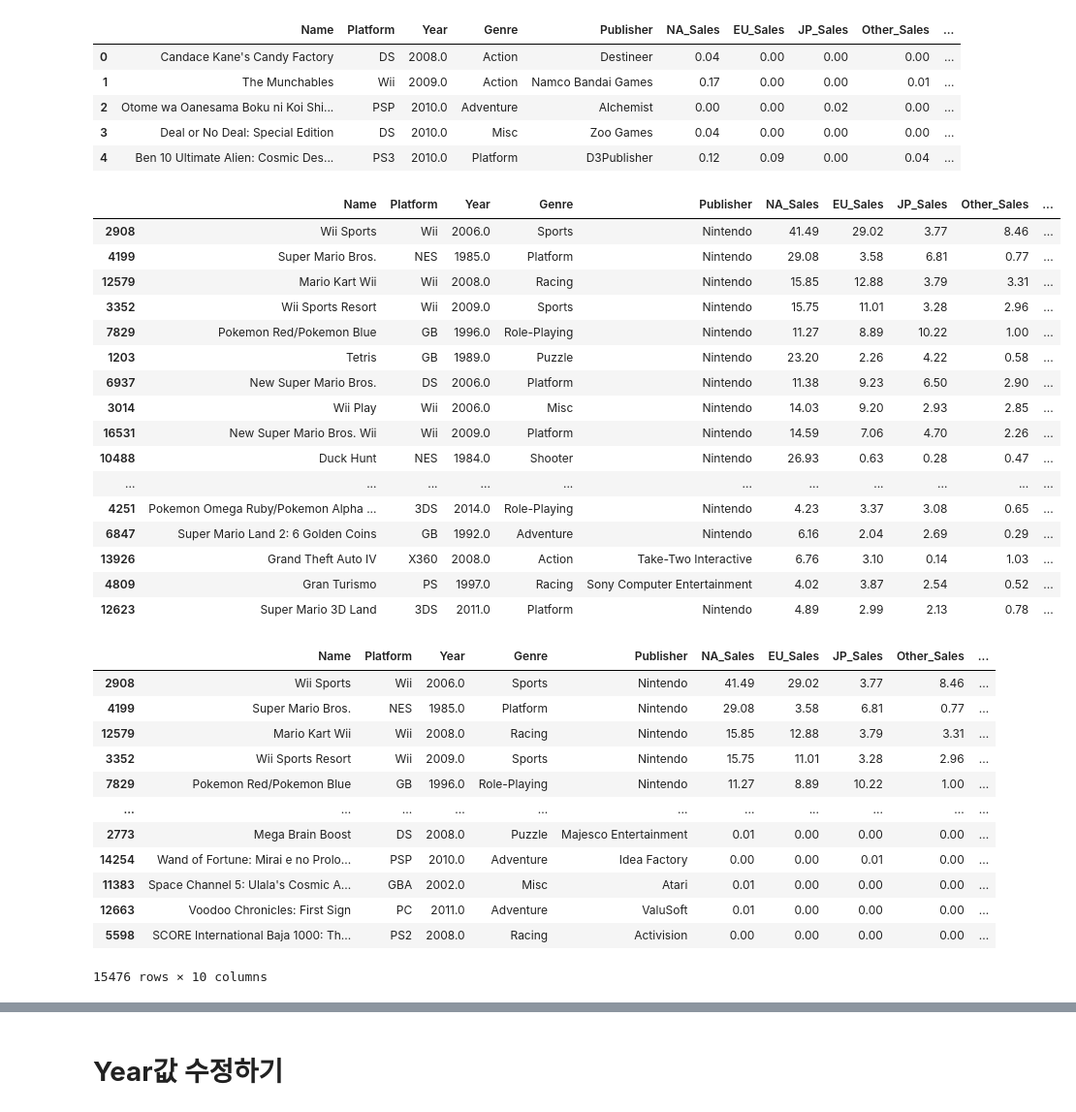
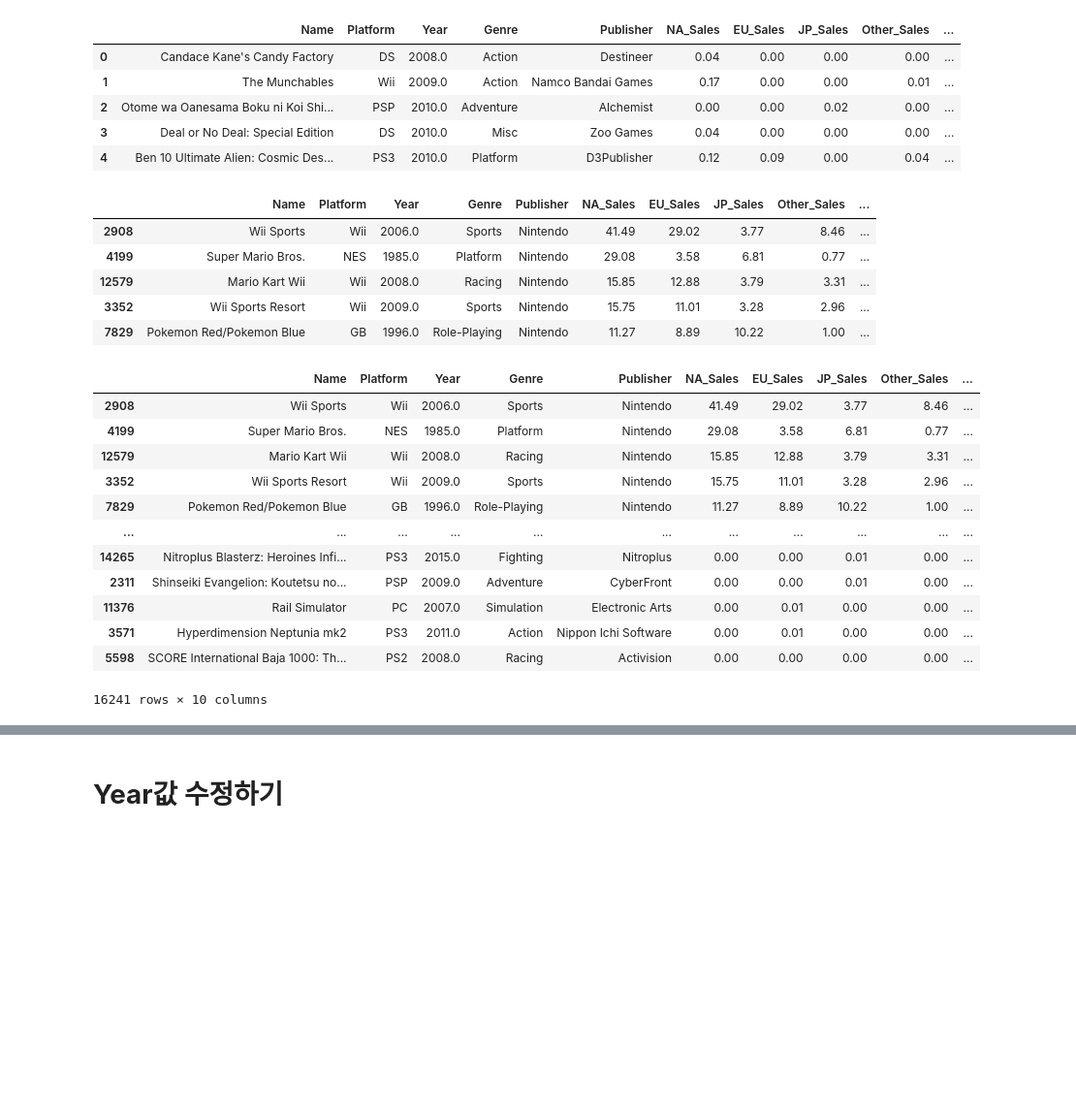
Before and after one commit to syh0397/codestates-AI-bootcamp-1, a Jupyter notebook: Untitled0.ipynb, the cells around one changed output, grey strips where cells are left out. Shown: that part at 97% size. Drawn from its saved outputs; the diff is of its cells as text; code cells hidden in the pictures; blank space fills up the shorter version.

```diff
--- a/Untitled0.ipynb
+++ b/Untitled0.ipynb
@@ -205,0 +159,4 @@ df1
+# %%
+new_subset = pd.concat([subset_NA_Sales, subset_EU_Sales, subset_JP_Sales, subset_Other_Sales], axis=1)
+new_subset.info()
+#new_subset = k와 m 이 정리된 sub data set
@@ -205,0 +175,4 @@ df1
+# %%
+df2 = df1.drop(['NA_Sales','EU_Sales', 'JP_Sales','Other_Sales'], axis = 1)
+df2
+# 기존에 있던 열 지우기
@@ -205,0 +193,3 @@ df1
+# %%
+new_df = pd.concat([df2, new_subset], axis=1)
+new_df.info()
@@ -206,8 +215,8 @@ df1
 # %%
 #열추가
 #판매량 총합 추가
-df1["overall_sales"] = (df1['NA_Sales'] + df1['EU_Sales'] + df1['JP_Sales'] + df1['Other_Sales']).round(2)
-df1.head()
+new_df["overall_sales"] = (new_df['NA_Sales'] + new_df['EU_Sales'] + new_df['JP_Sales'] + new_df['Other_Sales']).round(2)
+new_df.head()
 # %% [output]
 |  | Name | Platform | Year | Genre | Publisher | NA_Sales | EU_Sales | JP_Sales | Other_Sales | ... |
 | 0 | Candace Kane's Candy Factory | DS | 2008.0 | Action | Destineer | 0.04 | 0.00 | 0.00 | 0.00 | ... |
@@ -216,32 +225,21 @@ df1.head()
 | 3 | Deal or No Deal: Special Edition | DS | 2010.0 | Misc | Zoo Games | 0.04 | 0.00 | 0.00 | 0.00 | ... |
 | 4 | Ben 10 Ultimate Alien: Cosmic Des... | PS3 | 2010.0 | Platform | D3Publisher | 0.12 | 0.09 | 0.00 | 0.04 | ... |
 # %%
-df2 = df1.sort_values(['overall_sales'], ascending=False)
-df2.head(50)
+sort_overall_new_df1 = new_df.sort_values(['overall_sales'], ascending=False)
+sort_overall_new_df1.head()
 # %% [output]
 |  | Name | Platform | Year | Genre | Publisher | NA_Sales | EU_Sales | JP_Sales | Other_Sales | ... |
 | 2908 | Wii Sports | Wii | 2006.0 | Sports | Nintendo | 41.49 | 29.02 | 3.77 | 8.46 | ... |
 | 4199 | Super Mario Bros. | NES | 1985.0 | Platform | Nintendo | 29.08 | 3.58 | 6.81 | 0.77 | ... |
 | 12579 | Mario Kart Wii | Wii | 2008.0 | Racing | Nintendo | 15.85 | 12.88 | 3.79 | 3.31 | ... |
 | 3352 | Wii Sports Resort | Wii | 2009.0 | Sports | Nintendo | 15.75 | 11.01 | 3.28 | 2.96 | ... |
 | 7829 | Pokemon Red/Pokemon Blue | GB | 1996.0 | Role-Playing | Nintendo | 11.27 | 8.89 | 10.22 | 1.00 | ... |
-| 1203 | Tetris | GB | 1989.0 | Puzzle | Nintendo | 23.20 | 2.26 | 4.22 | 0.58 | ... |
-| 6937 | New Super Mario Bros. | DS | 2006.0 | Platform | Nintendo | 11.38 | 9.23 | 6.50 | 2.90 | ... |
-| 3014 | Wii Play | Wii | 2006.0 | Misc | Nintendo | 14.03 | 9.20 | 2.93 | 2.85 | ... |
-| 16531 | New Super Mario Bros. Wii | Wii | 2009.0 | Platform | Nintendo | 14.59 | 7.06 | 4.70 | 2.26 | ... |
-| 10488 | Duck Hunt | NES | 1984.0 | Shooter | Nintendo | 26.93 | 0.63 | 0.28 | 0.47 | ... |
-| ... | ... | ... | ... | ... | ... | ... | ... | ... | ... | ... |
-| 4251 | Pokemon Omega Ruby/Pokemon Alpha ... | 3DS | 2014.0 | Role-Playing | Nintendo | 4.23 | 3.37 | 3.08 | 0.65 | ... |
-| 6847 | Super Mario Land 2: 6 Golden Coins | GB | 1992.0 | Adventure | Nintendo | 6.16 | 2.04 | 2.69 | 0.29 | ... |
-| 13926 | Grand Theft Auto IV | X360 | 2008.0 | Action | Take-Two Interactive | 6.76 | 3.10 | 0.14 | 1.03 | ... |
-| 4809 | Gran Turismo | PS | 1997.0 | Racing | Sony Computer Entertainment | 4.02 | 3.87 | 2.54 | 0.52 | ... |
-| 12623 | Super Mario 3D Land | 3DS | 2011.0 | Platform | Nintendo | 4.89 | 2.99 | 2.13 | 0.78 | ... |
 # %%
 #총합의 상위 50개를 살펴 본 결과 년도에 NAN값이 나타나지 않는다 .
 #NAN값을 처리하는 것이 그렇게 중요하지 않은듯 하다.
 #Nan값을 과감하게 지우자.
 # %%
-df2.dropna()
+sort_overall_new_df1.dropna()
 # %% [output]
 |  | Name | Platform | Year | Genre | Publisher | NA_Sales | EU_Sales | JP_Sales | Other_Sales | ... |
 | 2908 | Wii Sports | Wii | 2006.0 | Sports | Nintendo | 41.49 | 29.02 | 3.77 | 8.46 | ... |
@@ -250,9 +248,9 @@ df2.dropna()
 | 3352 | Wii Sports Resort | Wii | 2009.0 | Sports | Nintendo | 15.75 | 11.01 | 3.28 | 2.96 | ... |
 | 7829 | Pokemon Red/Pokemon Blue | GB | 1996.0 | Role-Playing | Nintendo | 11.27 | 8.89 | 10.22 | 1.00 | ... |
 | ... | ... | ... | ... | ... | ... | ... | ... | ... | ... | ... |
-| 2773 | Mega Brain Boost | DS | 2008.0 | Puzzle | Majesco Entertainment | 0.01 | 0.00 | 0.00 | 0.00 | ... |
-| 14254 | Wand of Fortune: Mirai e no Prolo... | PSP | 2010.0 | Adventure | Idea Factory | 0.00 | 0.00 | 0.01 | 0.00 | ... |
-| 11383 | Space Channel 5: Ulala's Cosmic A... | GBA | 2002.0 | Misc | Atari | 0.01 | 0.00 | 0.00 | 0.00 | ... |
-| 12663 | Voodoo Chronicles: First Sign | PC | 2011.0 | Adventure | ValuSoft | 0.01 | 0.00 | 0.00 | 0.00 | ... |
+| 14265 | Nitroplus Blasterz: Heroines Infi... | PS3 | 2015.0 | Fighting | Nitroplus | 0.00 | 0.00 | 0.01 | 0.00 | ... |
+| 2311 | Shinseiki Evangelion: Koutetsu no... | PSP | 2009.0 | Adventure | CyberFront | 0.00 | 0.00 | 0.01 | 0.00 | ... |
+| 11376 | Rail Simulator | PC | 2007.0 | Simulation | Electronic Arts | 0.00 | 0.01 | 0.00 | 0.00 | ... |
+| 3571 | Hyperdimension Neptunia mk2 | PS3 | 2011.0 | Action | Nippon Ichi Software | 0.00 | 0.01 | 0.00 | 0.00 | ... |
 | 5598 | SCORE International Baja 1000: Th... | PS2 | 2008.0 | Racing | Activision | 0.00 | 0.00 | 0.00 | 0.00 | ... |
-15476 rows × 10 columns
+16241 rows × 10 columns
```
Also changed, not shown: parts of 26 cells of this notebook.
